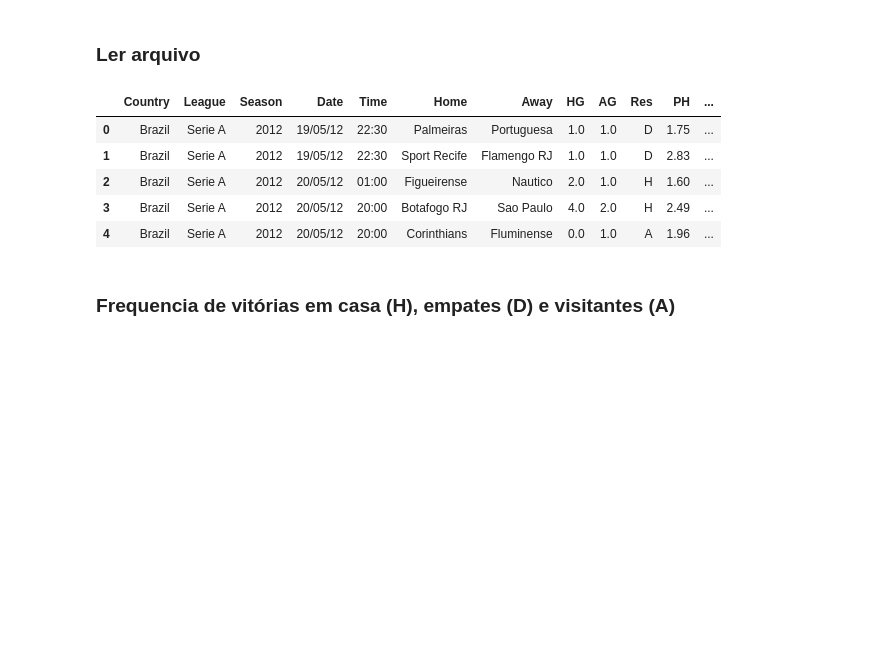
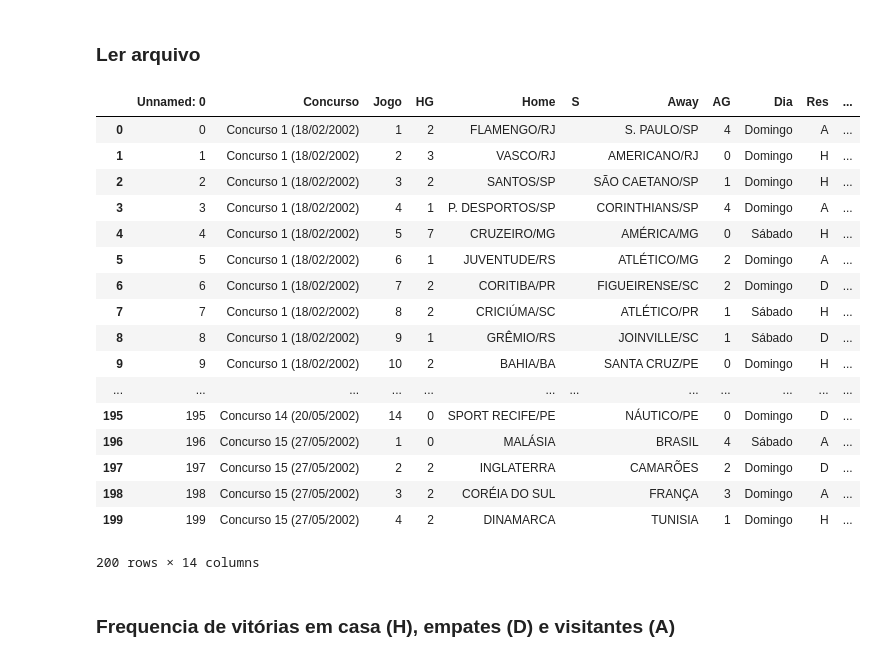
Before and after one commit to flamoedo/loteca, a Jupyter notebook: Loteca SVM Multidimensional.ipynb, the cells around one changed output. Cells and saved outputs as stored; diff of their text form; code cells hidden in the pictures; blank space fills up the shorter version.

```diff
--- a/Loteca SVM Multidimensional.ipynb
+++ b/Loteca SVM Multidimensional.ipynb
@@ -8,18 +8,28 @@ import matplotlib.pyplot as plt
 # %% [markdown]
 ### Ler arquivo
 # %%
-df = pd.read_csv("BRA.csv", )
+df = pd.read_csv("arquivo_loteca1.csv", )
-# %%
-df = df.dropna()
 # %%
-df.head()
+df.head(200)
 # %% [output]
-|  | Country | League | Season | Date | Time | Home | Away | HG | AG | Res | PH | ... |
-| 0 | Brazil | Serie A | 2012 | 19/05/12 | 22:30 | Palmeiras | Portuguesa | 1.0 | 1.0 | D | 1.75 | ... |
-| 1 | Brazil | Serie A | 2012 | 19/05/12 | 22:30 | Sport Recife | Flamengo RJ | 1.0 | 1.0 | D | 2.83 | ... |
-| 2 | Brazil | Serie A | 2012 | 20/05/12 | 01:00 | Figueirense | Nautico | 2.0 | 1.0 | H | 1.60 | ... |
-| 3 | Brazil | Serie A | 2012 | 20/05/12 | 20:00 | Botafogo RJ | Sao Paulo | 4.0 | 2.0 | H | 2.49 | ... |
-| 4 | Brazil | Serie A | 2012 | 20/05/12 | 20:00 | Corinthians | Fluminense | 0.0 | 1.0 | A | 1.96 | ... |
+|  | Unnamed: 0 | Concurso | Jogo | HG | Home | S | Away | AG | Dia | Res | ... |
+| 0 | 0 | Concurso 1 (18/02/2002) | 1 | 2 | FLAMENGO/RJ |  | S. PAULO/SP | 4 | Domingo | A | ... |
+| 1 | 1 | Concurso 1 (18/02/2002) | 2 | 3 | VASCO/RJ |  | AMERICANO/RJ | 0 | Domingo | H | ... |
+| 2 | 2 | Concurso 1 (18/02/2002) | 3 | 2 | SANTOS/SP |  | SÃO CAETANO/SP | 1 | Domingo | H | ... |
+| 3 | 3 | Concurso 1 (18/02/2002) | 4 | 1 | P. DESPORTOS/SP |  | CORINTHIANS/SP | 4 | Domingo | A | ... |
+| 4 | 4 | Concurso 1 (18/02/2002) | 5 | 7 | CRUZEIRO/MG |  | AMÉRICA/MG | 0 | Sábado | H | ... |
+| 5 | 5 | Concurso 1 (18/02/2002) | 6 | 1 | JUVENTUDE/RS |  | ATLÉTICO/MG | 2 | Domingo | A | ... |
+| 6 | 6 | Concurso 1 (18/02/2002) | 7 | 2 | CORITIBA/PR |  | FIGUEIRENSE/SC | 2 | Domingo | D | ... |
+| 7 | 7 | Concurso 1 (18/02/2002) | 8 | 2 | CRICIÚMA/SC |  | ATLÉTICO/PR | 1 | Sábado | H | ... |
+| 8 | 8 | Concurso 1 (18/02/2002) | 9 | 1 | GRÊMIO/RS |  | JOINVILLE/SC | 1 | Sábado | D | ... |
+| 9 | 9 | Concurso 1 (18/02/2002) | 10 | 2 | BAHIA/BA |  | SANTA CRUZ/PE | 0 | Domingo | H | ... |
+| ... | ... | ... | ... | ... | ... | ... | ... | ... | ... | ... | ... |
+| 195 | 195 | Concurso 14 (20/05/2002) | 14 | 0 | SPORT RECIFE/PE |  | NÁUTICO/PE | 0 | Domingo | D | ... |
+| 196 | 196 | Concurso 15 (27/05/2002) | 1 | 0 | MALÁSIA |  | BRASIL | 4 | Sábado | A | ... |
+| 197 | 197 | Concurso 15 (27/05/2002) | 2 | 2 | INGLATERRA |  | CAMARÕES | 2 | Domingo | D | ... |
+| 198 | 198 | Concurso 15 (27/05/2002) | 3 | 2 | CORÉIA DO SUL |  | FRANÇA | 3 | Domingo | A | ... |
+| 199 | 199 | Concurso 15 (27/05/2002) | 4 | 2 | DINAMARCA |  | TUNISIA | 1 | Domingo | H | ... |
+200 rows × 14 columns
 # %% [markdown]
 ### Frequencia de vitórias em casa (H), empates (D) e visitantes (A)
 # %%
```
Also changed, not shown: parts of 27 cells of this notebook, 3 other files.
